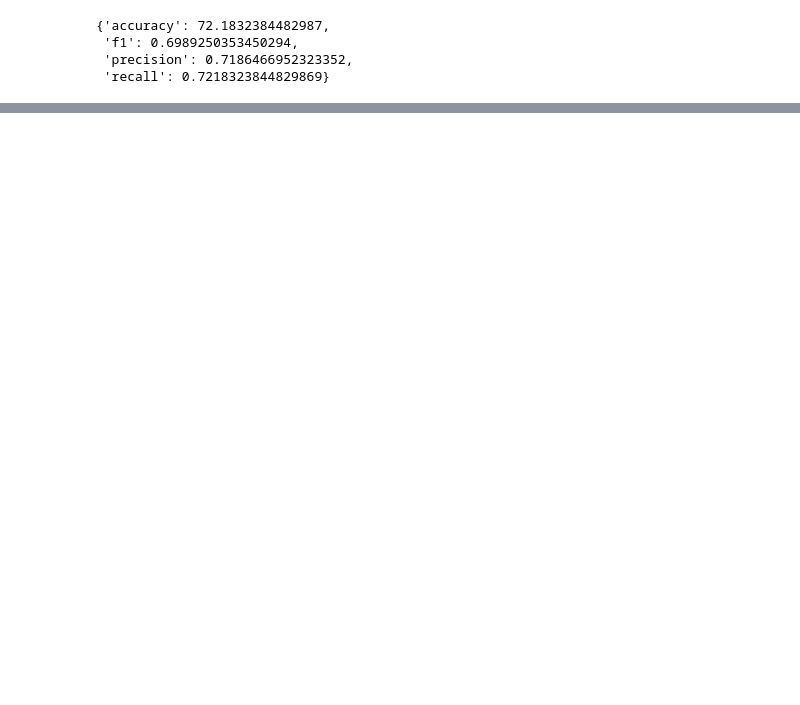
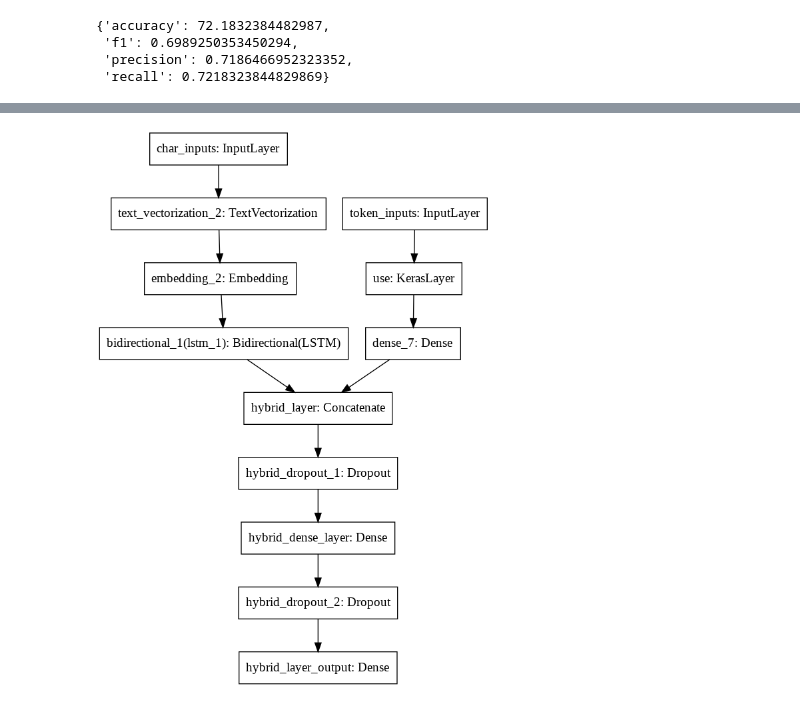
Before and after one commit to lasupernova/Tensorflow_apps, a Jupyter notebook: SciAbstractClassifier.ipynb, the cells around one changed output, grey strips where cells are left out. Cells and saved outputs as stored; diff of their text form; code cells hidden in the pictures; blank space fills up the shorter version.

Commit message:
visualized latest model (hybrid model)

```diff
--- a/SciAbstractClassifier.ipynb
+++ b/SciAbstractClassifier.ipynb
@@ -947,0 +994,12 @@ conv1D_metrics
+# %%
+#concatenate two models (token-level and char-level) creatihng a hyrid-token embedding
+hybrid_layer = tf.keras.layers.Concatenate(name="hybrid_layer")([token_model.output, char_model.output])
+# %%
+#add output layers incl. drop-out
+hybrid_dropout1 = tf.keras.layers.Dropout(0.4, name="hybrid_dropout_1")(hybrid_layer)
+hybrid_dense = tf.keras.layers.Dense(128, activation="relu", name="hybrid_dense_layer")(hybrid_dropout1)
+hybrid_dropout2 = tf.keras.layers.Dropout(0.6, name="hybrid_dropout_2")(hybrid_dense)
+hybrid_output = tf.keras.layers.Dense(num_classes, activation="softmax", name="hybrid_layer_output")(hybrid_dropout2)
+# %%
+#combine all layers into model
+hybrid_model = tf.keras.Model([token_inputs, char_inputs], hybrid_output, name="Hybrid_model")  #NOTE: multiple inputs are ONLY possible with functional API, not with sequential API
@@ -947,0 +1026,6 @@ conv1D_metrics
+# %%
+#visualiza more complex models
+from tensorflow.keras.utils import plot_model
+plot_model(hybrid_model)
+# %% [output]
+[figure, added]
```
Also changed, not shown: parts of 22 cells of this notebook.
